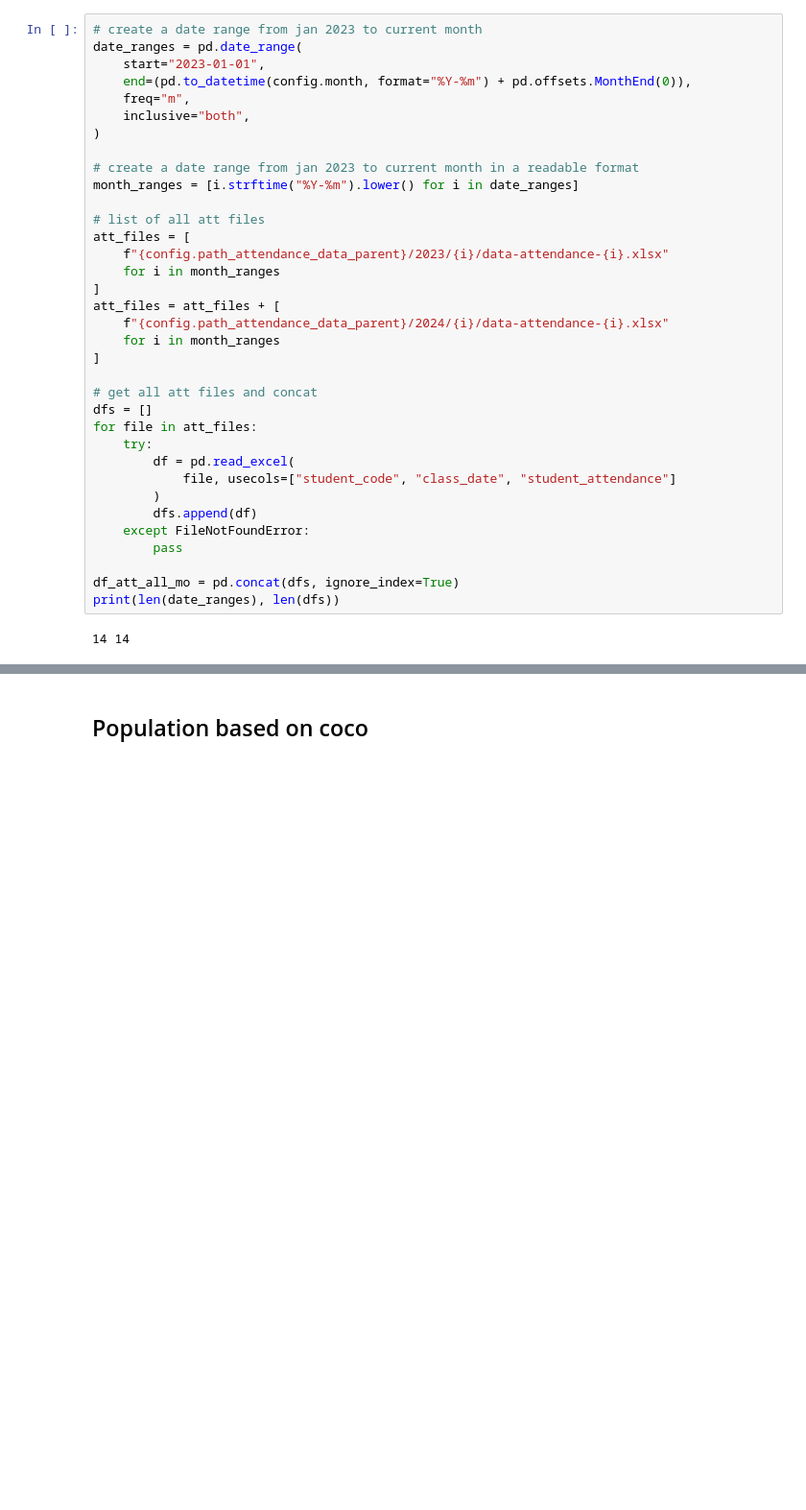
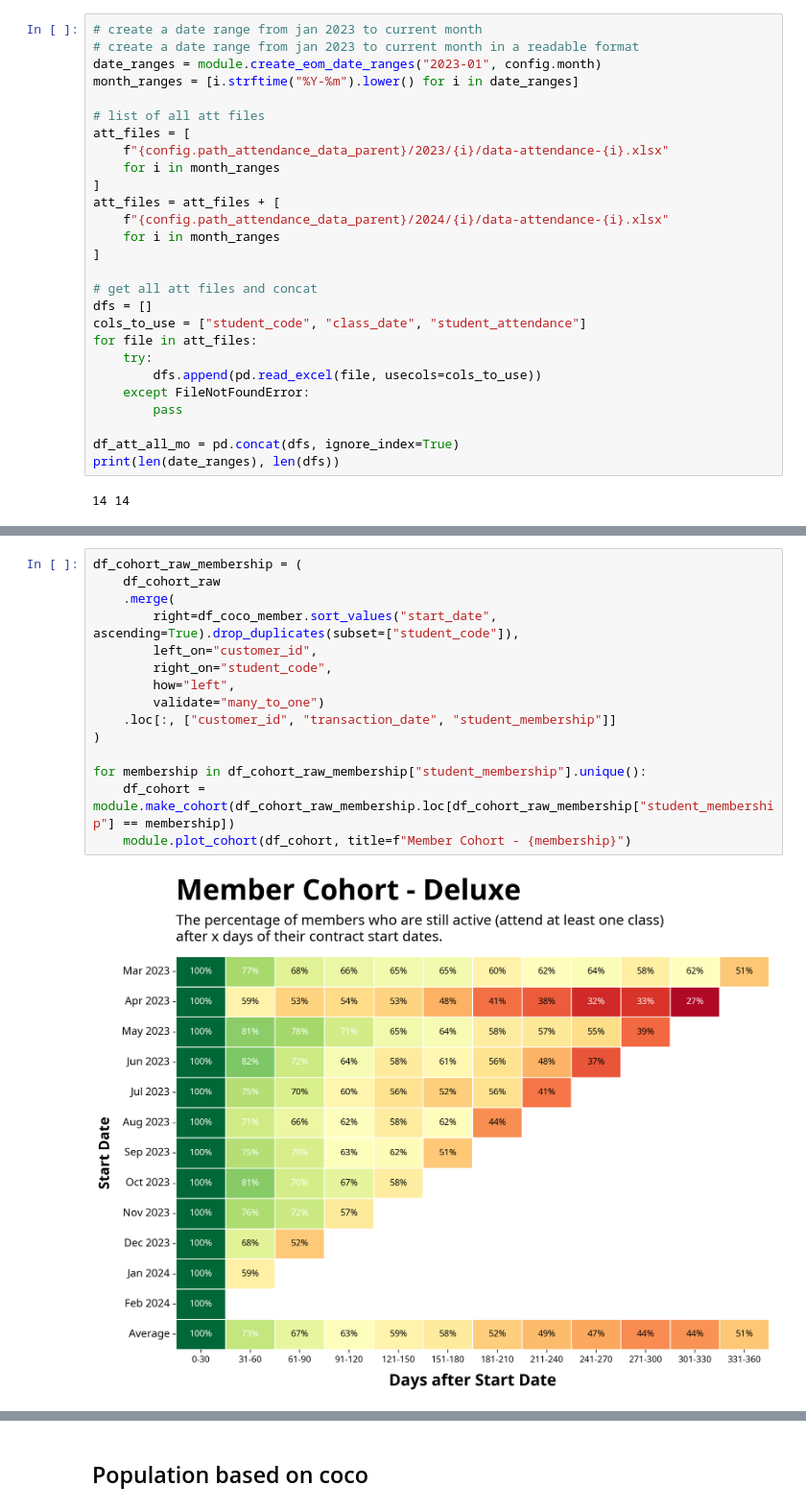
Before and after one commit to danjelito/wse-exp-manag-report, a Jupyter notebook: main.ipynb, the cells around one changed output, grey strips where cells are left out. Shown at 96% size. Saved outputs shown, nothing was run; the diff lists cells and outputs as text; blank space fills up the shorter version.

Commit message:
add memebr cohort by membership

```diff
--- a/main.ipynb
+++ b/main.ipynb
@@ -396,14 +393,8 @@ test.test_total_att_1_eq_total_att_2(df_comm_report, df_comm_report_2)
 ## Load DFs
 # %%
 # create a date range from jan 2023 to current month
-date_ranges = pd.date_range(
-    start="2023-01-01",
-    end=(pd.to_datetime(config.month, format="%Y-%m") + pd.offsets.MonthEnd(0)),
-    freq="m",
-    inclusive="both",
-)
-
 # create a date range from jan 2023 to current month in a readable format
+date_ranges = module.create_eom_date_ranges("2023-01", config.month)
 month_ranges = [i.strftime("%Y-%m").lower() for i in date_ranges]
 
 # list of all att files
@@ -418,12 +409,10 @@ att_files = att_files + [
 
 # get all att files and concat
 dfs = []
+cols_to_use = ["student_code", "class_date", "student_attendance"]
 for file in att_files:
     try:
-        df = pd.read_excel(
-            file, usecols=["student_code", "class_date", "student_attendance"]
-        )
-        dfs.append(df)
+        dfs.append(pd.read_excel(file, usecols=cols_to_use))
     except FileNotFoundError:
         pass
 
@@ -520,0 +510,17 @@ module.plot_cohort(df_cohort)
+# %%
+df_cohort_raw_membership = (
+    df_cohort_raw
+    .merge(
+        right=df_coco_member.sort_values("start_date", ascending=True).drop_duplicates(subset=["student_code"]),
+        left_on="customer_id",
+        right_on="student_code",
+        how="left",
+        validate="many_to_one")
+    .loc[:, ["customer_id", "transaction_date", "student_membership"]]
+)
+
+for membership in df_cohort_raw_membership["student_membership"].unique():
+    df_cohort = module.make_cohort(df_cohort_raw_membership.loc[df_cohort_raw_membership["student_membership"] == membership])
+    module.plot_cohort(df_cohort, title=f"Member Cohort - {membership}")
+# %% [output]
+[figure, added]
```
Also changed, not shown: parts of 16 cells of this notebook, 1 other file.
